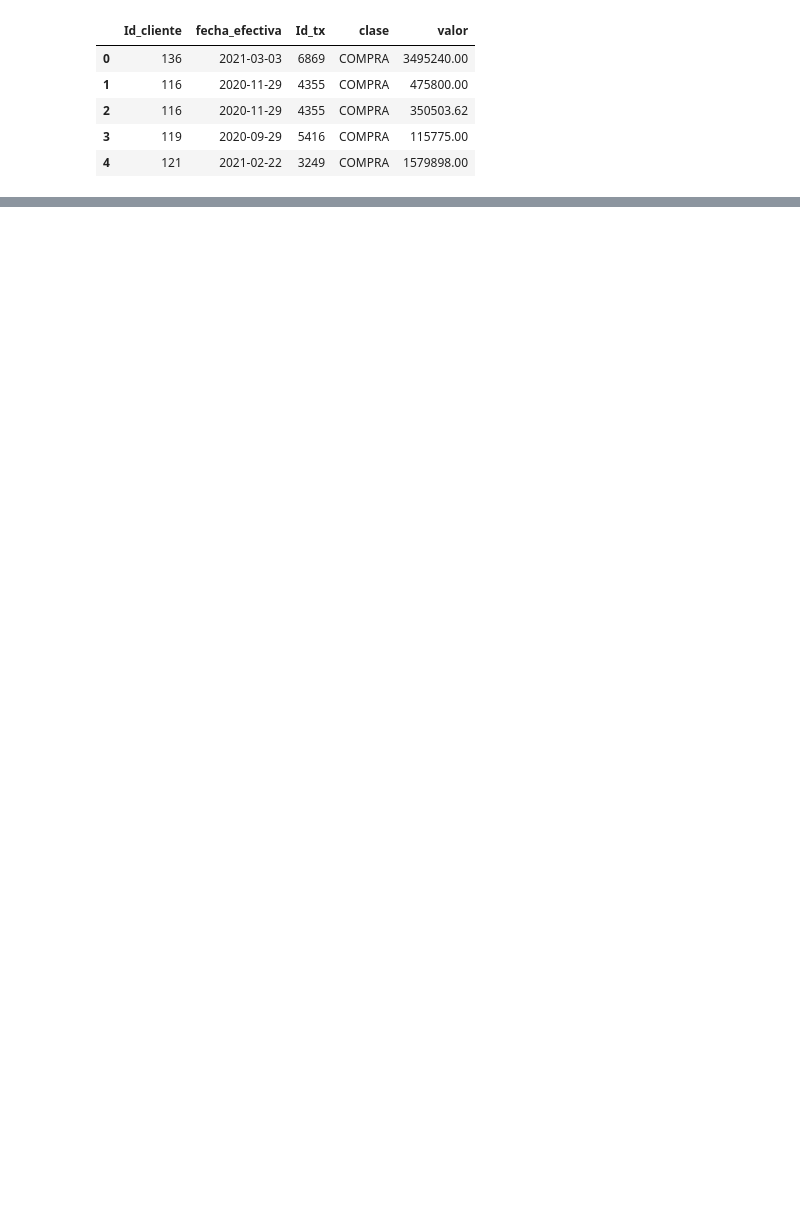
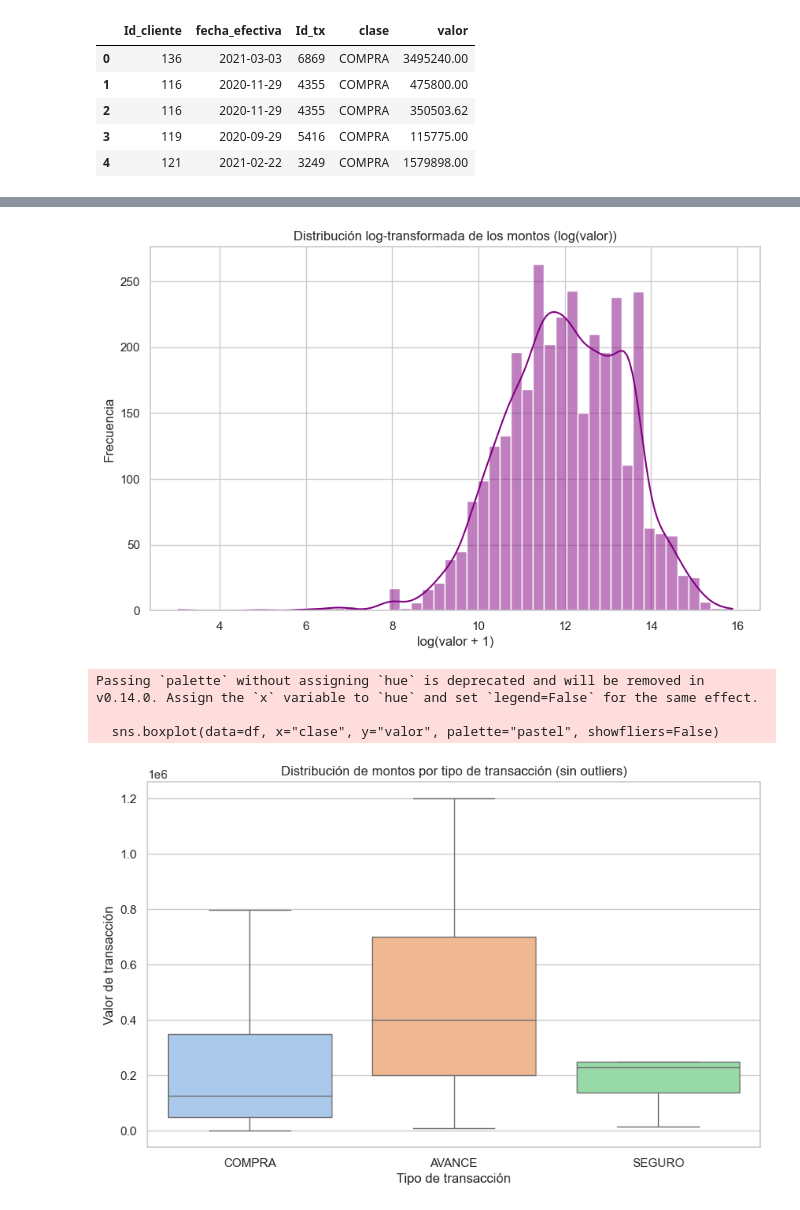
Before and after one commit to JhonatanSmith/PT-Tuya, a Jupyter notebook: notebooks/2 EDAE.ipynb, the cells around one changed output, grey strips where cells are left out. Cells and saved outputs as stored; diff of their text form; code cells hidden in the pictures; blank space fills up the shorter version.

```diff
--- a/notebooks/2 EDAE.ipynb
+++ b/notebooks/2 EDAE.ipynb
@@ -15,0 +107,27 @@ df.head()
+# %%
+# Log-transformación (agregando 1 para evitar log(0))
+df["log_valor"] = np.log1p(df["valor"])
+
+# -------------------------
+# 1. Histograma de log(valor)
+# -------------------------
+sns.histplot(df["log_valor"], bins=50, kde=True, color="purple")
+plt.title("Distribución log-transformada de los montos (log(valor))")
+plt.xlabel("log(valor + 1)")
+plt.ylabel("Frecuencia")
+plt.show()
+
+# -------------------------
+# 2. Boxplot del valor por clase
+# -------------------------
+sns.boxplot(data=df, x="clase", y="valor", palette="pastel", showfliers=False)
+plt.title("Distribución de montos por tipo de transacción (sin outliers)")
+plt.ylabel("Valor de transacción")
+plt.xlabel("Tipo de transacción")
+plt.show()
+# %% [output]
+[figure, added]
+Passing `palette` without assigning `hue` is deprecated and will be removed in v0.14.0. Assign the `x` variable to `hue` and set `legend=False` for the same effect.
+
+  sns.boxplot(data=df, x="clase", y="valor", palette="pastel", showfliers=False)
+[figure, added]
```
Also changed, not shown: parts of 23 cells of this notebook, 20 other files.
